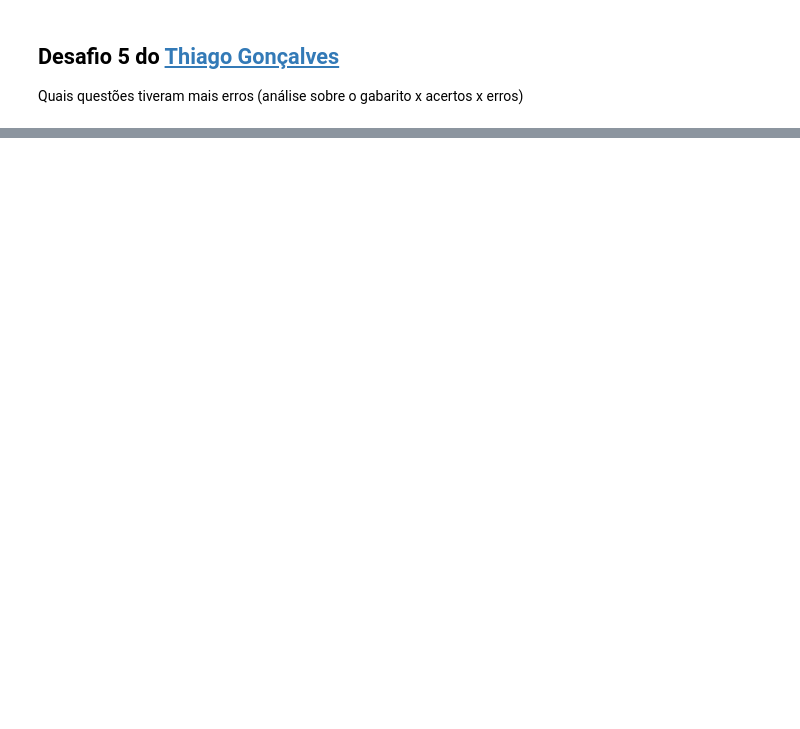
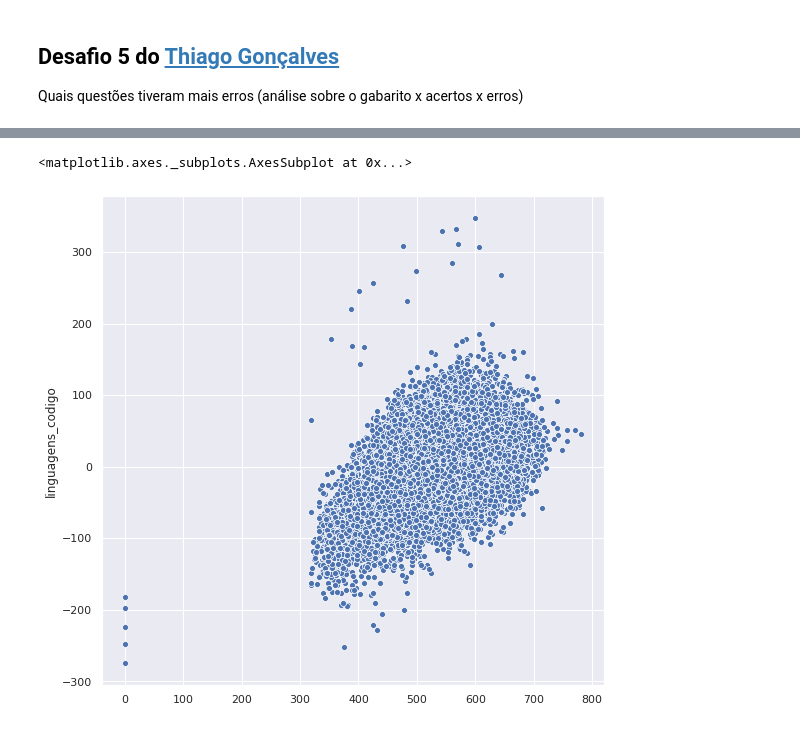
Before and after one commit to mateusfugita/QuarentenaDados, a Jupyter notebook: QuarentenaDados_ENEM_2018.ipynb, the cells around one changed output, grey strips where cells are left out. Drawn from its saved outputs; the diff is of its cells as text; code cells hidden in the pictures; blank space fills up the shorter version.

```diff
--- a/QuarentenaDados_ENEM_2018.ipynb
+++ b/QuarentenaDados_ENEM_2018.ipynb
@@ -145,0 +257,3 @@ Estudar o que as pessoas que estudam o assunto estão discutindo e conclusões q
+# %%
+y = dados_notas['linguagens_codigo']
+y
@@ -145,0 +277,11 @@ Estudar o que as pessoas que estudam o assunto estão discutindo e conclusões q
+# %%
+from sklearn.model_selection import train_test_split
+
+np.random.seed(43267)
+
+x_treino, x_teste, y_treino, y_teste = train_test_split(x, y, random_state=326784)
+
+print(x_treino.shape)
+print(x_teste.shape)
+print(y_treino.shape)
+print(y_teste.shape)
@@ -145,0 +306,5 @@ Estudar o que as pessoas que estudam o assunto estão discutindo e conclusões q
+# %%
+from sklearn.svm import LinearSVR
+
+modelo = LinearSVR()
+modelo.fit(x_treino, y_treino)
@@ -145,0 +315,3 @@ Estudar o que as pessoas que estudam o assunto estão discutindo e conclusões q
+# %%
+predicoes_notas_linguagem = modelo.predict(x_teste)
+predicoes_notas_linguagem[:5]
@@ -145,0 +338,6 @@ Estudar o que as pessoas que estudam o assunto estão discutindo e conclusões q
+# %%
+plt.figure(figsize=(9,9))
+sns.scatterplot(x=y_teste.values, y=y_teste-predicoes_notas_linguagem)
+# %% [output]
+<matplotlib.axes._subplots.AxesSubplot at 0x...>
+[figure, added]
```
Also changed, not shown: parts of 58 cells of this notebook.
